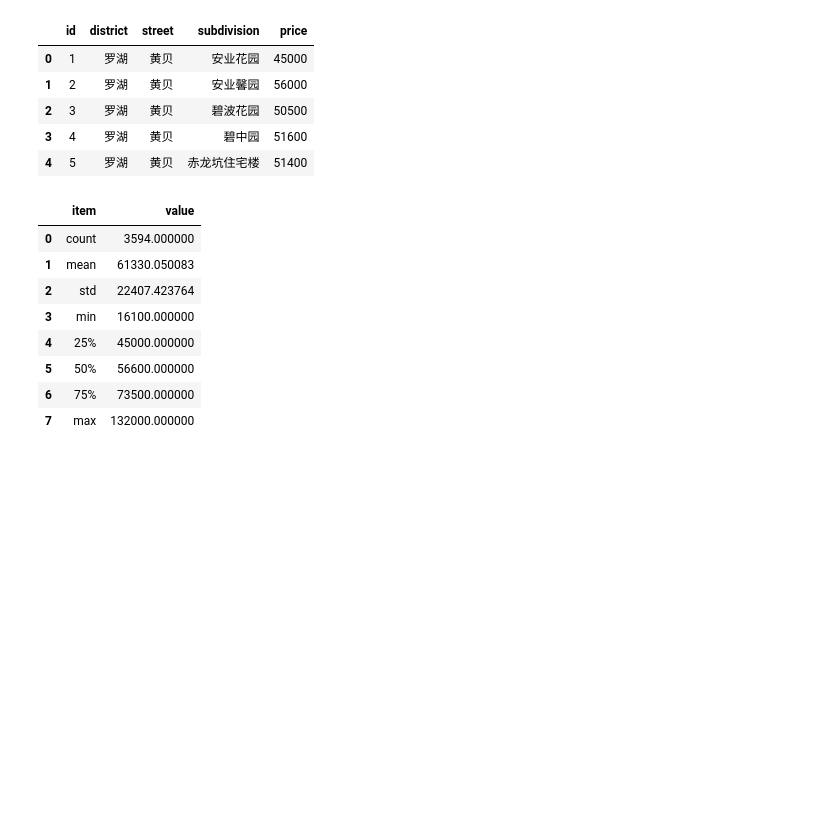
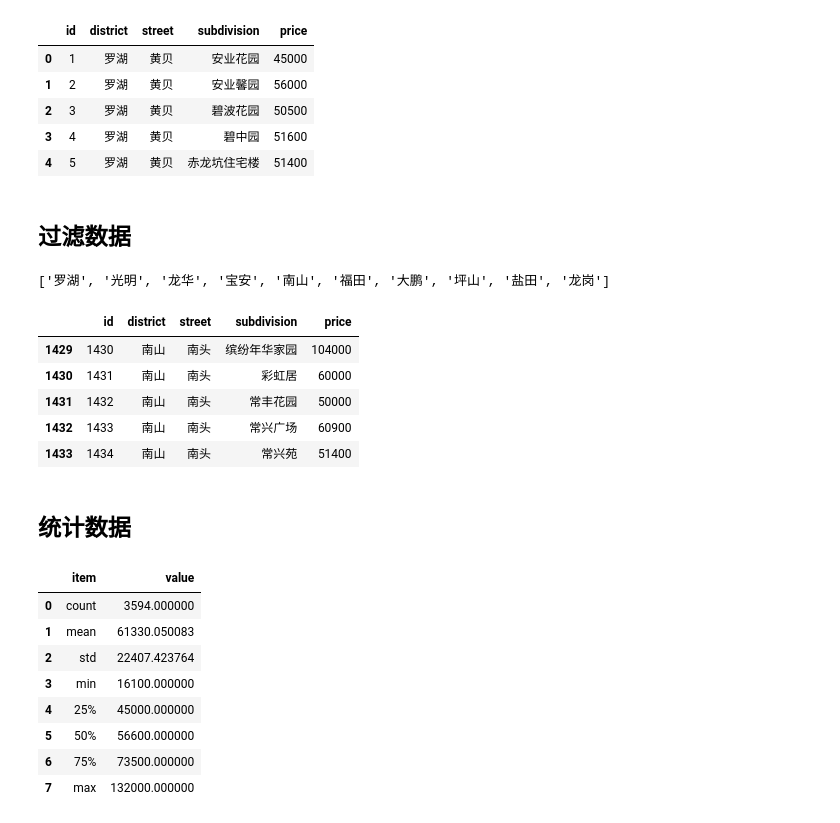
Before and after one commit to heblade/pythontraining, a Jupyter notebook: 21.2 pandas_practice_sz_house.ipynb, the cells around one changed output. Drawn from its saved outputs; the diff is of its cells as text; code cells hidden in the pictures; blank space fills up the shorter version.

```diff
--- a/21.2 pandas_practice_sz_house.ipynb
+++ b/21.2 pandas_practice_sz_house.ipynb
@@ -60,6 +74,25 @@ house_data.head()
 | 2 | 3 | 罗湖 | 黄贝 | 碧波花园 | 50500 |
 | 3 | 4 | 罗湖 | 黄贝 | 碧中园 | 51600 |
 | 4 | 5 | 罗湖 | 黄贝 | 赤龙坑住宅楼 | 51400 |
+# %% [markdown]
+## 过滤数据
+# %%
+list(set(house_data['district']))
+# %% [output]
+['罗湖', '光明', '龙华', '宝安', '南山', '福田', '大鹏', '坪山', '盐田', '龙岗']
+# %%
+nanshan = house_data[house_data['district']=='南山']
+# %%
+nanshan.head()
+# %% [output]
+|  | id | district | street | subdivision | price |
+| 1429 | 1430 | 南山 | 南头 | 缤纷年华家园 | 104000 |
+| 1430 | 1431 | 南山 | 南头 | 彩虹居 | 60000 |
+| 1431 | 1432 | 南山 | 南头 | 常丰花园 | 50000 |
+| 1432 | 1433 | 南山 | 南头 | 常兴广场 | 60900 |
+| 1433 | 1434 | 南山 | 南头 | 常兴苑 | 51400 |
+# %% [markdown]
+## 统计数据
 # %%
 describe = house_data['price'].describe()
 dict_describe = {'item': describe.index, 'value': describe.values}
```
Also changed, not shown: parts of 16 cells of this notebook, 11 other files.
